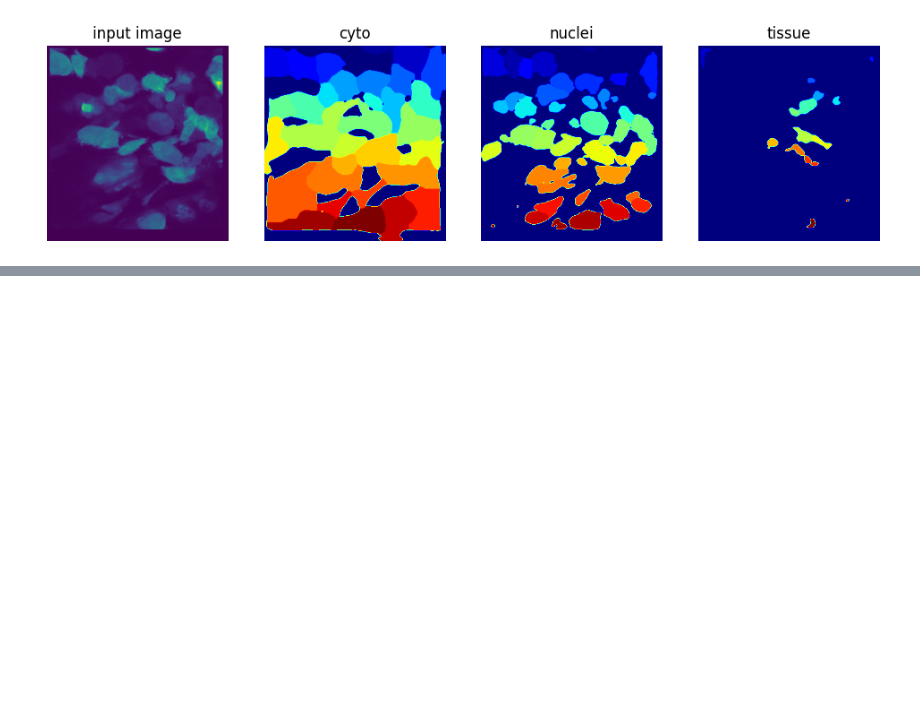
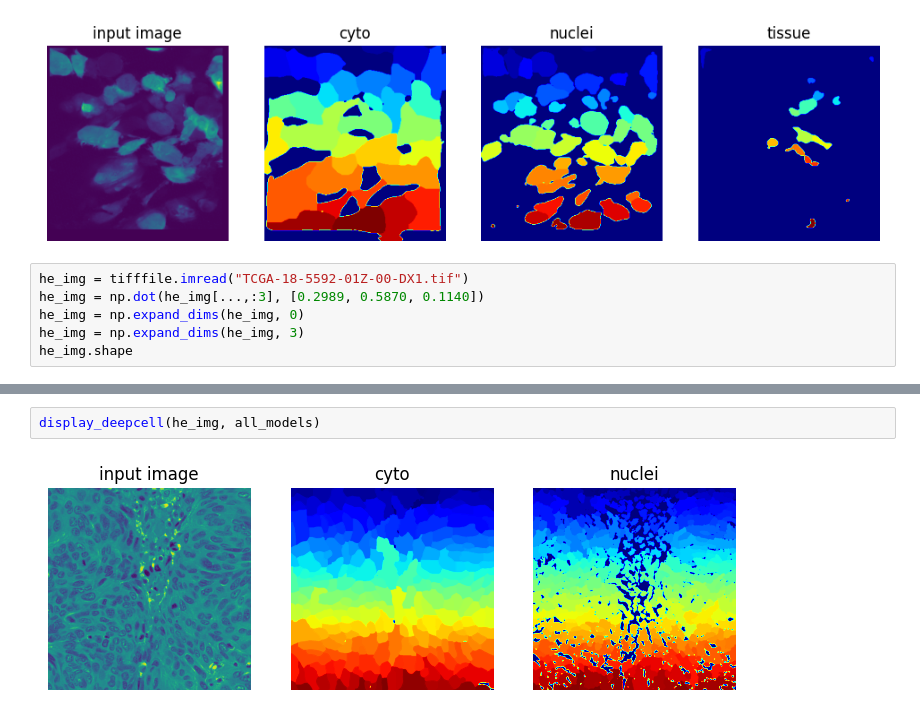
Before and after one commit to uw-loci/curvelets, a Jupyter notebook: src/CurveAlign_CT-FIRE/Cellanalysis/toolevaluation/deepcell_ex.ipynb, the cells around one changed output, grey strips where cells are left out. Drawn from its saved outputs; the diff is of its cells as text; blank space fills up the shorter version.

Commit message:
Test DeepCell with H&E images

```diff
--- a/src/CurveAlign_CT-FIRE/Cellanalysis/toolevaluation/deepcell_ex.ipynb
+++ b/src/CurveAlign_CT-FIRE/Cellanalysis/toolevaluation/deepcell_ex.ipynb
@@ -154,3 +154,9 @@ INFO:root:Converting image dtype to float
 INFO:root:Converting image dtype to float
 Text(0.5, 1.0, 'tissue')
 [figure]
+# %%
+he_img = tifffile.imread("TCGA-18-5592-01Z-00-DX1.tif")
+he_img = np.dot(he_img[...,:3], [0.2989, 0.5870, 0.1140])
+he_img = np.expand_dims(he_img, 0)
+he_img = np.expand_dims(he_img, 3)
+he_img.shape
@@ -156,0 +182,4 @@ Text(0.5, 1.0, 'tissue')
+# %%
+display_deepcell(he_img, all_models)
+# %% [output]
+[figure, added]
```
Also changed, not shown: parts of 3 cells of this notebook.
